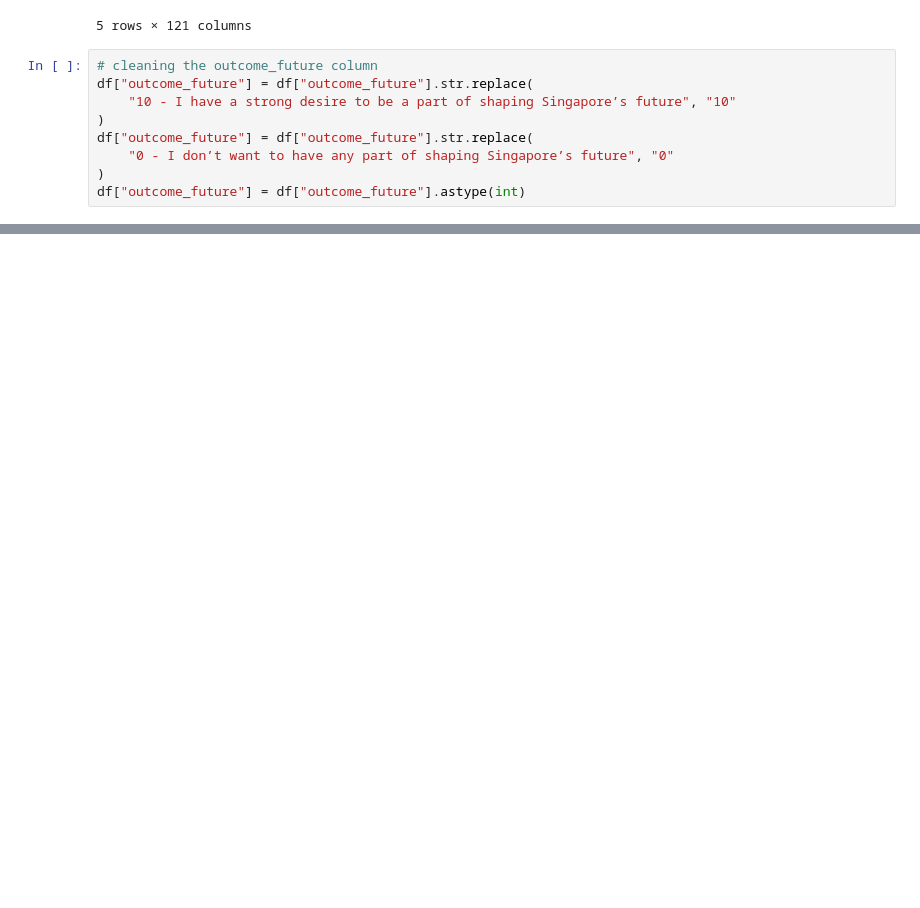
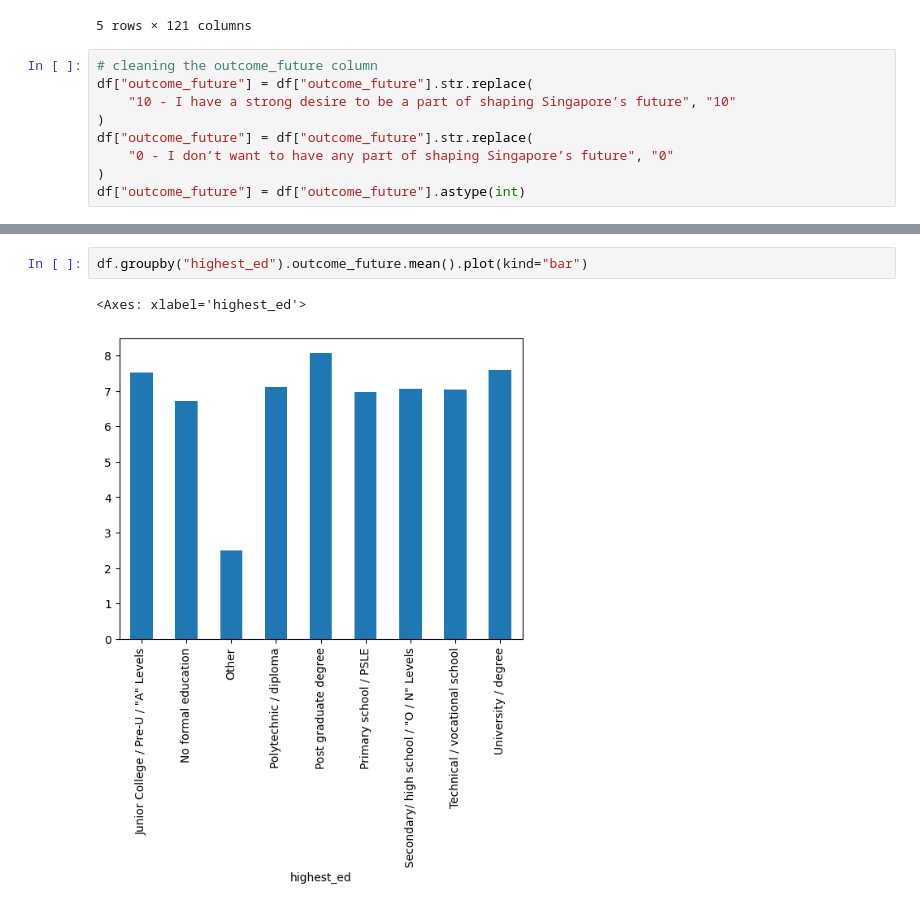
Before and after one commit to lesterlxy/JDE_notebooks, a Jupyter notebook: socialvalues.ipynb, the cells around one changed output, grey strips where cells are left out. Saved outputs shown, nothing was run; the diff lists cells and outputs as text; blank space fills up the shorter version.

```diff
--- a/socialvalues.ipynb
+++ b/socialvalues.ipynb
@@ -51,0 +68,5 @@ response["HDB 4 room"].plot()
+# %%
+df.groupby("highest_ed").outcome_future.mean().plot(kind="bar")
+# %% [output]
+<Axes: xlabel='highest_ed'>
+[figure, added]
```
Also changed, not shown: parts of 6 cells of this notebook.
